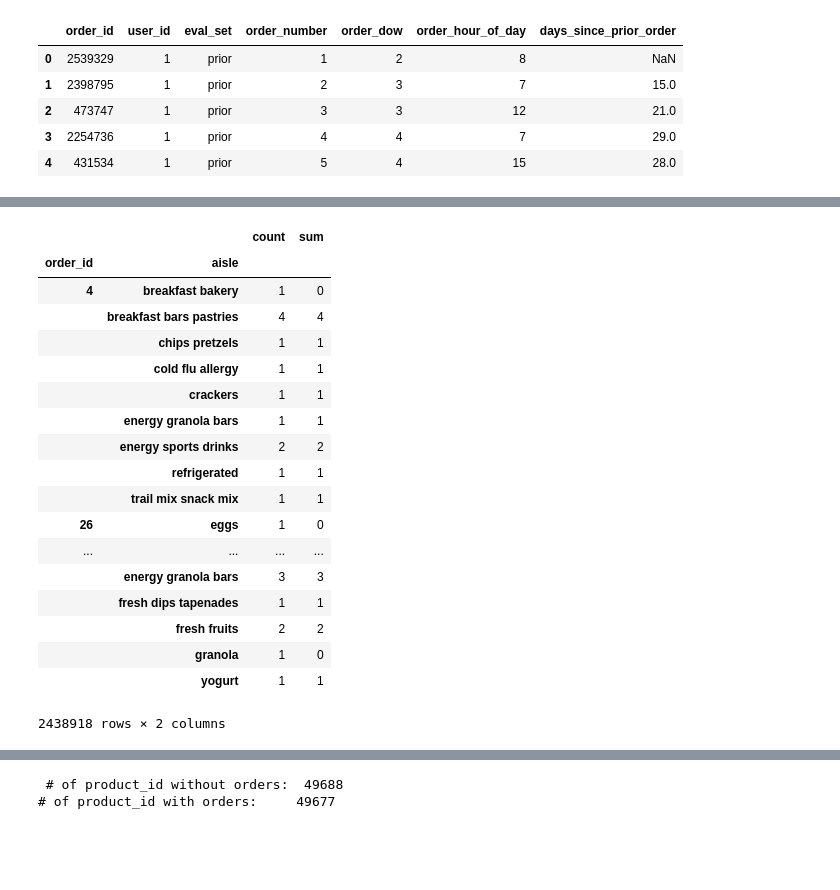
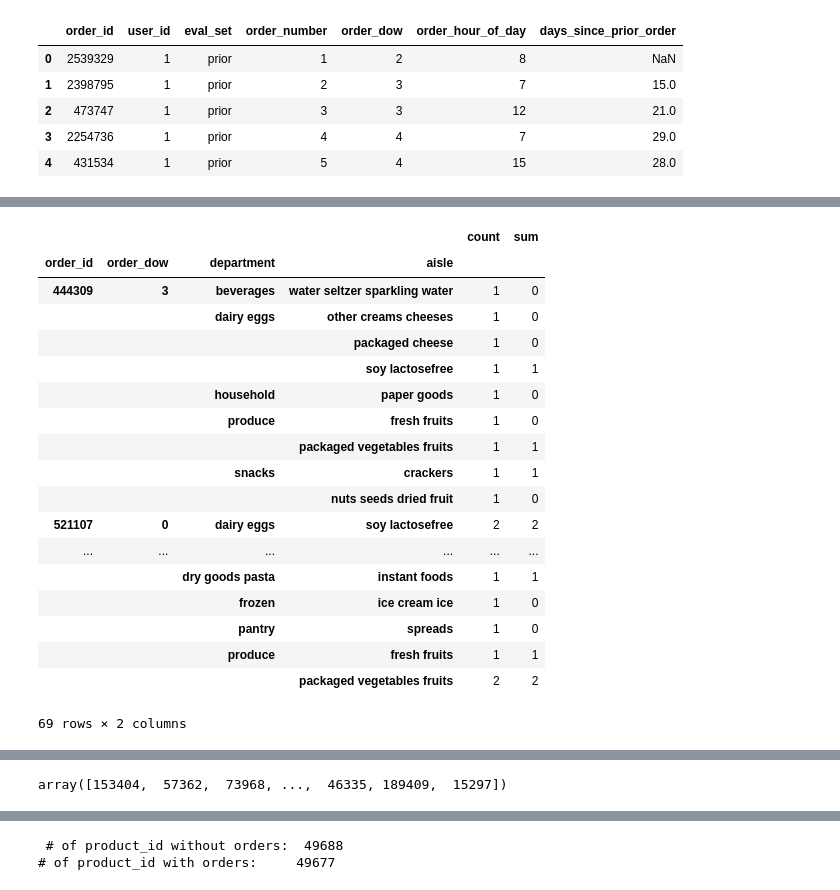
Before and after one commit to kuosamo/Instacart, a Jupyter notebook: Analysis/Data_Analysis_of_Instacart.ipynb, the cells around one changed output, grey strips where cells are left out. Drawn from its saved outputs; the diff is of its cells as text; code cells hidden in the pictures; blank space fills up the shorter version.

```diff
--- a/Analysis/Data_Analysis_of_Instacart.ipynb
+++ b/Analysis/Data_Analysis_of_Instacart.ipynb
@@ -410,6 +410,30 @@ after concat (32434489, 9)
 | 32434488 | 3400803 | 23624 | 7 | 0 | Flatbread Pizza All Natural | 79 | frozen pizza | 1 | ... |
 # %%
 concat_final_prior = pd.merge(concat_all_prior, orders_most, on='order_id')
+# %%
+temp_user_id3 = concat_final_prior[concat_final_prior.user_id == 3]
+# %%
+temp_user_id3.groupby(['order_id','order_dow','department','aisle'])['reordered'].agg({'sum':'sum', 'count':'count'})
+# %% [output]
+|  |  |  |  | count | sum |
+| order_id | order_dow | department | aisle |  |  |
+| 444309 | 3 | beverages | water seltzer sparkling water | 1 | 0 |
+|  |  | dairy eggs | other creams cheeses | 1 | 0 |
+|  |  |  | packaged cheese | 1 | 0 |
+|  |  |  | soy lactosefree | 1 | 1 |
+|  |  | household | paper goods | 1 | 0 |
+|  |  | produce | fresh fruits | 1 | 0 |
+|  |  |  | packaged vegetables fruits | 1 | 1 |
+|  |  | snacks | crackers | 1 | 1 |
+|  |  |  | nuts seeds dried fruit | 1 | 0 |
+| 521107 | 0 | dairy eggs | soy lactosefree | 2 | 2 |
+| ... | ... | ... | ... | ... | ... |
+|  |  | dry goods pasta | instant foods | 1 | 1 |
+|  |  | frozen | ice cream ice | 1 | 0 |
+|  |  | pantry | spreads | 1 | 0 |
+|  |  | produce | fresh fruits | 1 | 1 |
+|  |  |  | packaged vegetables fruits | 2 | 2 |
+69 rows × 2 columns
 # %%
 order_7 = concat_final_prior[concat_final_prior.days_since_prior_order == 7.0]
 # %%
@@ -421,25 +445,9 @@ order_7.tail()
 | 32434409 | 823347 | 47523 | 1 | 0 | Raspberry Cheesecake | 8 | bakery desserts | 3 | ... |
 | 32434462 | 2138601 | 9918 | 1 | 0 | Apple Gripe Water | 92 | baby food formula | 18 | ... |
 | 32434476 | 2570526 | 43134 | 1 | 0 | Holy Basil Leaf Vegetarian Liquid... | 47 | vitamins supplements | 11 | ... |
+# %%
+order_7.user_id.unique()
+# %% [output]
+array([153404,  57362,  73968, ...,  46335, 189409,  15297])
 # %%
-order_7.groupby(['order_id', 'aisle'])['reordered'].agg({'sum':'sum', 'count':'count'})
+temp=order_7.groupby(['user_id','order_dow','order_id', 'aisle'])['reordered'].agg({'sum':'sum', 'count':'count'}).reset_index()
-# %% [output]
-|  |  | count | sum |
-| order_id | aisle |  |  |
-| 4 | breakfast bakery | 1 | 0 |
-|  | breakfast bars pastries | 4 | 4 |
-|  | chips pretzels | 1 | 1 |
-|  | cold flu allergy | 1 | 1 |
-|  | crackers | 1 | 1 |
-|  | energy granola bars | 1 | 1 |
-|  | energy sports drinks | 2 | 2 |
-|  | refrigerated | 1 | 1 |
-|  | trail mix snack mix | 1 | 1 |
-| 26 | eggs | 1 | 0 |
-| ... | ... | ... | ... |
-|  | energy granola bars | 3 | 3 |
-|  | fresh dips tapenades | 1 | 1 |
-|  | fresh fruits | 2 | 2 |
-|  | granola | 1 | 0 |
-|  | yogurt | 1 | 1 |
-2438918 rows × 2 columns
```
Also changed, not shown: parts of 4 cells of this notebook.
